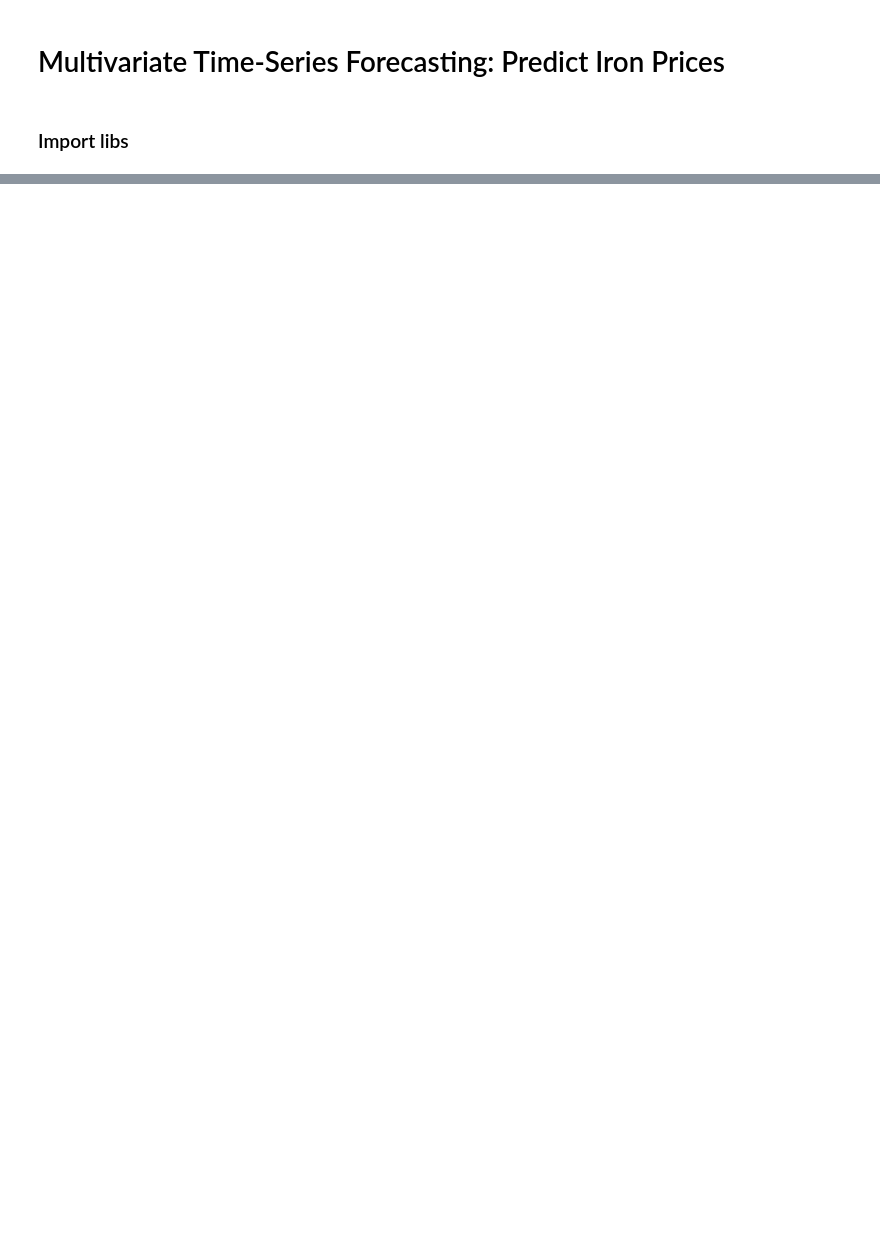
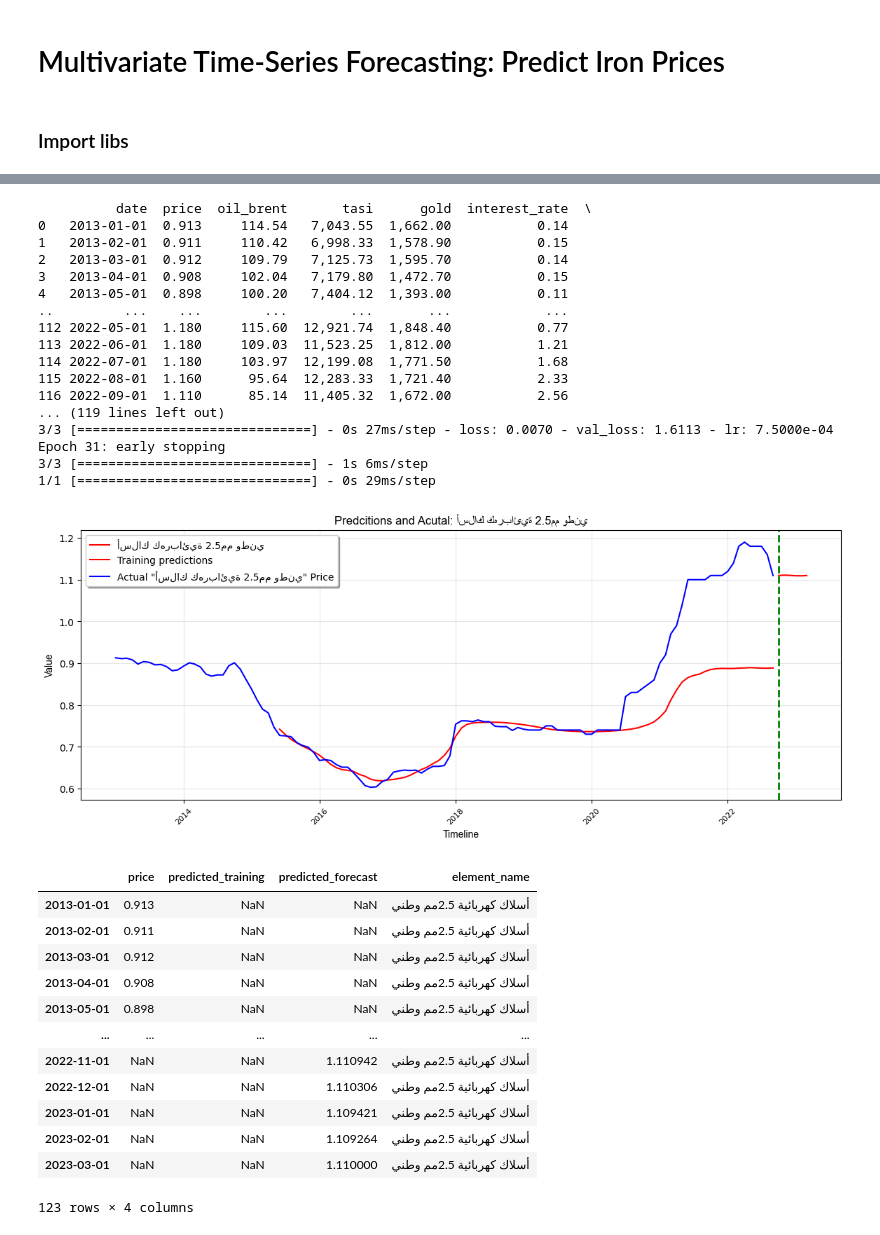
Before and after one commit to FNafisa/Test_repo, a Jupyter notebook: professional/Project PoC/B multivariate forecastor.ipynb, the cells around one changed output, grey strips where cells are left out. Cells and saved outputs as stored; diff of their text form; code cells hidden in the pictures; blank space fills up the shorter version.

Commit message:
finish translating the names and units of all construction materials and create dashboard dataset

```diff
--- a/professional/Project PoC/B multivariate forecastor.ipynb
+++ b/professional/Project PoC/B multivariate forecastor.ipynb
@@ -350,0 +202,35 @@ Epoch 32: early stopping
+# %%
+# أسلاك كهربائية 2.5مم وطني
+pipeline('أسلاك كهربائية 2.5مم وطني', first_layer_nodes= 128, drp1= .015, drp2= .01, adam_learning_rate=.0015 )
+# %% [output]
+          date  price  oil_brent       tasi      gold  interest_rate  \
+0   2013-01-01  0.913     114.54   7,043.55  1,662.00           0.14
+1   2013-02-01  0.911     110.42   6,998.33  1,578.90           0.15
+2   2013-03-01  0.912     109.79   7,125.73  1,595.70           0.14
+3   2013-04-01  0.908     102.04   7,179.80  1,472.70           0.15
+4   2013-05-01  0.898     100.20   7,404.12  1,393.00           0.11
+..         ...    ...        ...        ...       ...            ...
+112 2022-05-01  1.180     115.60  12,921.74  1,848.40           0.77
+113 2022-06-01  1.180     109.03  11,523.25  1,812.00           1.21
+114 2022-07-01  1.180     103.97  12,199.08  1,771.50           1.68
+115 2022-08-01  1.160      95.64  12,283.33  1,721.40           2.33
+116 2022-09-01  1.110      85.14  11,405.32  1,672.00           2.56
+... (119 lines left out)
+3/3 [==============================] - 0s 27ms/step - loss: 0.0070 - val_loss: 1.6113 - lr: 7.5000e-04
+Epoch 31: early stopping
+3/3 [==============================] - 1s 6ms/step
+1/1 [==============================] - 0s 29ms/step
+[figure, added]
+|  | price | predicted_training | predicted_forecast | element_name |
+| 2013-01-01 | 0.913 | NaN | NaN | أسلاك كهربائية 2.5مم وطني |
+| 2013-02-01 | 0.911 | NaN | NaN | أسلاك كهربائية 2.5مم وطني |
+| 2013-03-01 | 0.912 | NaN | NaN | أسلاك كهربائية 2.5مم وطني |
+| 2013-04-01 | 0.908 | NaN | NaN | أسلاك كهربائية 2.5مم وطني |
+| 2013-05-01 | 0.898 | NaN | NaN | أسلاك كهربائية 2.5مم وطني |
+| ... | ... | ... | ... | ... |
+| 2022-11-01 | NaN | NaN | 1.110942 | أسلاك كهربائية 2.5مم وطني |
+| 2022-12-01 | NaN | NaN | 1.110306 | أسلاك كهربائية 2.5مم وطني |
+| 2023-01-01 | NaN | NaN | 1.109421 | أسلاك كهربائية 2.5مم وطني |
+| 2023-02-01 | NaN | NaN | 1.109264 | أسلاك كهربائية 2.5مم وطني |
+| 2023-03-01 | NaN | NaN | 1.110000 | أسلاك كهربائية 2.5مم وطني |
+123 rows × 4 columns
```
Also changed, not shown: parts of 11 cells of this notebook, 3 other files.
